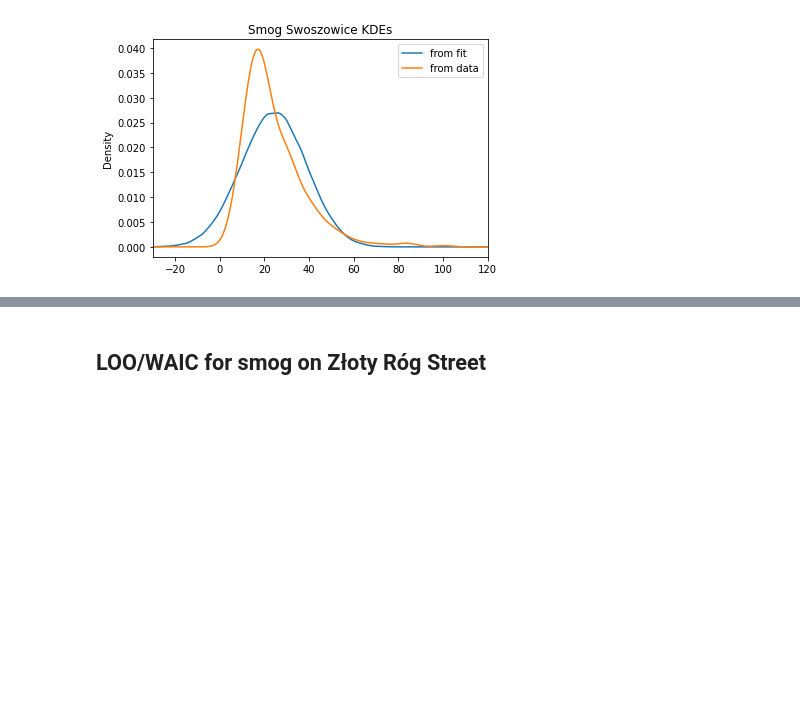
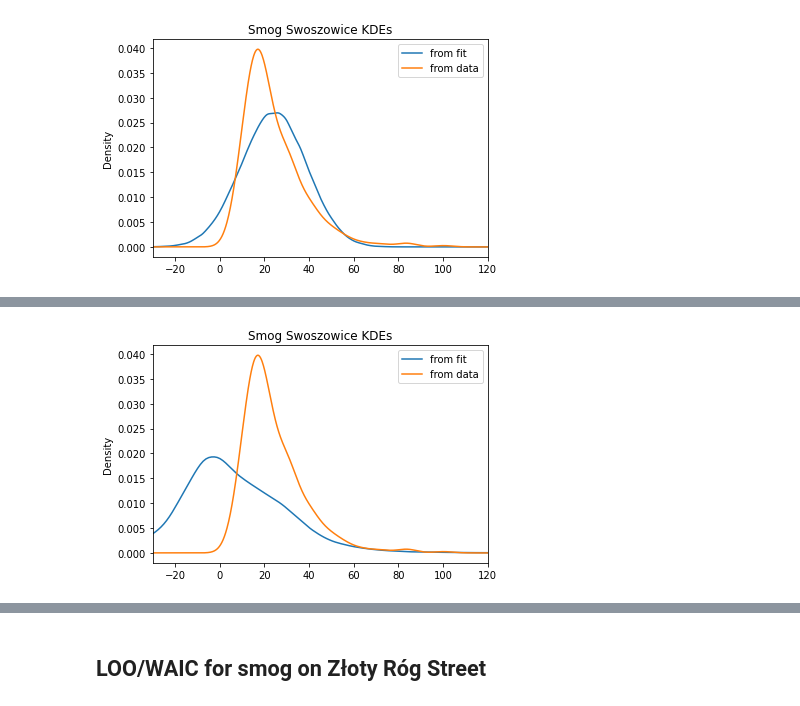
Before and after one commit to joannanuzka/DA_project, a Jupyter notebook: project.ipynb, the cells around one changed output, grey strips where cells are left out. Cells and saved outputs as stored; diff of their text form; code cells hidden in the pictures; blank space fills up the shorter version.

```diff
--- a/project.ipynb
+++ b/project.ipynb
@@ -1791,0 +2128,2 @@ smog_sw_fit = CmdStanModel(stan_file='./smog_sw_fit.stan')
+# %%
+smog_ws_sw_fit_s = CmdStanModel(stan_file='./smog_ws_sw_fit_s.stan')
@@ -1888,2 +2229,16 @@ log_lik[361]    -4.095400  174.5050   53.7104  1.023980
 
 [1091 rows x 9 columns]
+# %%
+data = {
+    'N': len(df_sw),
+    'precipprob': df_sw.precipprob.values,
+    'pressure': df_sw.sealevelpressure.values,
+    'temp': df_sw.temp.values,
+    'weekend': df_sw.weekend.values,
+    'heating_sezon': df_sw['heating sezon'].values,
+    'smog': df_sw['smog Swoszowice'].values
+}
+
+fit_ws_sw_s = smog_ws_sw_fit_s.sample(data=data, iter_warmup=100, iter_sampling=100, seed=9072023)
+
+print(fit_ws_sw_s.summary())
@@ -1994,3 +2390,6 @@ plt.title("Smog Swoszowice KDEs")
 plt.show()
 # %% [output]
 [figure]
+# %%
+smog_ws_sw_fit_data_s = fit_ws_sw_s.draws_pd()
+smog_ws_sw_fit_data_s.head()
@@ -1996,0 +2404,4 @@ plt.show()
+# %%
+smog_ws_sw_fit_df_s = pd.DataFrame(smog_ws_sw_fit_data_s.loc[:, 'smog_hat[1]':f'smog_hat[{len(df)}]'].values.flatten())
+smog_ws_sw_fit_df_s.columns = ["smog"]
+smog_ws_sw_fit_df_s.head()
@@ -1996,0 +2415,9 @@ plt.show()
+# %%
+smog_ws_sw_fit_df_s.smog.plot.kde(label='from fit')
+smog_relation["smog Swoszowice"].plot.kde(label='from data')
+plt.xlim(-30, 120)
+plt.legend()
+plt.title("Smog Swoszowice KDEs")
+plt.show()
+# %% [output]
+[figure, added]
```
Also changed, not shown: parts of 78 cells of this notebook.
